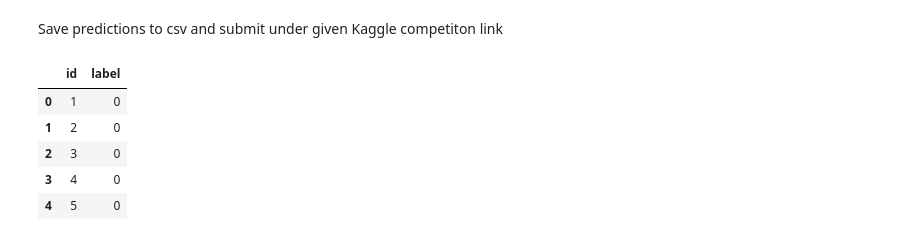
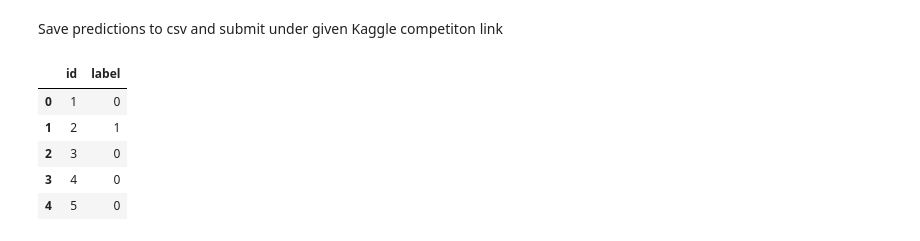
Before and after one commit to Shrutiba/iisc_cds, a Jupyter notebook: M2_MP4_NB_Employee_Attrition_Prediction.ipynb, the cells around one changed output. Cells and saved outputs as stored; diff of their text form; code cells hidden in the pictures.

```diff
--- a/M2_MP4_NB_Employee_Attrition_Prediction.ipynb
+++ b/M2_MP4_NB_Employee_Attrition_Prediction.ipynb
@@ -1139,10 +1139,10 @@ def objective_xgboost(params):
                             )
 
     model.fit(X_train3, y_train3,
-              eval_set=[(X_validation3, y_validation3)],
+              eval_set=[(val_X, val_y)],
               verbose=False)
-    y_pred = model.predict(X_validation3)
-    accuracy = accuracy_score(y_validation3, y_pred)
+    y_pred = model.predict(X_train3)
+    accuracy = accuracy_score(y_train3, y_pred)
     return {'loss': -accuracy, 'status': STATUS_OK}
 # %%
 def objective_lightgbm(params):
@@ -1162,7 +1162,7 @@ space_catboost = {
     # ... other CatBoost hyperparameters
 }
 
-'''space_xgboost = {
+space_xgboost3 = {
     'n_estimators': hp.choice('n_estimators', [100, 200, 300,500,750,1000]),
     'learning_rate': hp.uniform('learning_rate', 0.01, 0.1),
     'max_depth': hp.choice('max_depth', [3, 5, 7, 9]),
@@ -1172,8 +1172,20 @@ space_catboost = {
     'alpha': hp.loguniform('alpha',-2,2),
     'min_child_weight': hp.quniform('min_child_weight', 0.5, 10, 0.5)
     # ... other XGBoost hyperparameters
-}'''
+}
+
 space_xgboost = {
+    'n_estimators': hp.choice('n_estimators', [50,100, 200, 300,500,750,1000]),
+    'learning_rate': hp.loguniform('learning_rate', np.log(.001), np.log(.3)),
+    'max_depth': hp.choice('max_depth', range(1, 13)),
+    'subsample': hp.quniform('subsample', 0.5, 1, 0.05),
+    'colsample_bytree': hp.quniform('colsample_bytree', .5, 1, .1),
+    'lambda': hp.loguniform('lamba',-2,2),
+    'alpha': hp.loguniform('alpha',-2,2),
+    'm_child_weight': hp.quniform('m_child_weight', 1, 6, 1),
+    # ... other XGBoost hyperparameters
+}
+space_xgboost2 = {
     'n_estimators': hp.quniform('n_estimators', 50, 1000, 25),
     'max_depth': hp.quniform('max_depth', 1, 12, 1),
     'm_child_weight': hp.quniform('m_child_weight', 1, 6, 1),
@@ -1340,6 +1375,6 @@ xgboost_model_final = XGBClassifier(**best_xgboost_params,
                                    #eval_metric = 'logloss',
                                    #use_label_encoder=False
                                    )
-xgboost_model_final.fit(X_resampled2, y_resampled2,
+xgboost_model_final.fit(X_train3, y_train3,
               verbose=False)
 # %% [output]
@@ -1425,12 +1460,12 @@ Save predictions to csv and submit under given Kaggle competiton link
 # %%
 # YOUR CODE HERE
 save_df = pd.DataFrame({'id': etest['id'],
-                        'label': y_pred_xg2})
+                        'label': y_pred_xg})
 save_df.head()
 # %% [output]
 |  | id | label |
 | 0 | 1 | 0 |
-| 1 | 2 | 0 |
+| 1 | 2 | 1 |
 | 2 | 3 | 0 |
 | 3 | 4 | 0 |
 | 4 | 5 | 0 |
```
Also changed, not shown: parts of 7 cells of this notebook.
